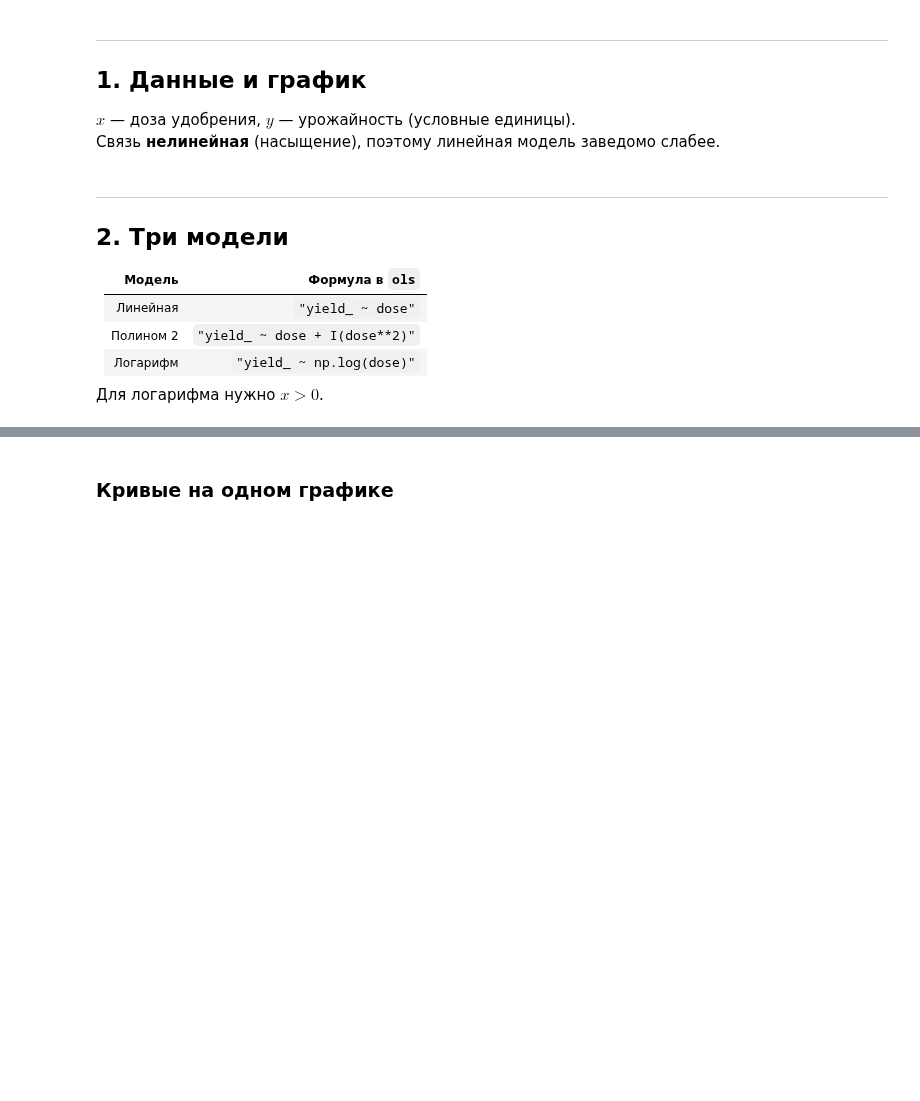
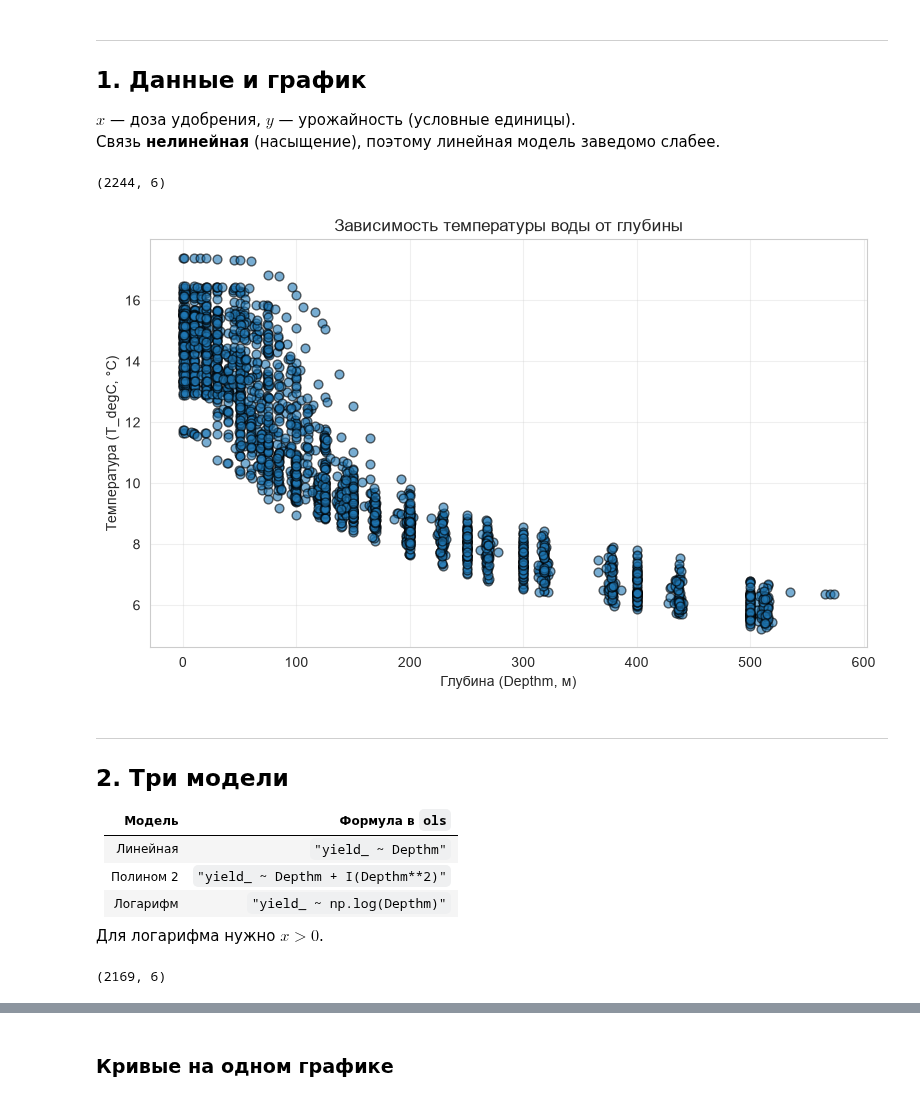
Before and after one commit to Qweeckusha/big_data_vvsu, a Jupyter notebook: practices/lab8/Task_08_Model_Selection_Python.ipynb, the cells around one changed output, grey strips where cells are left out. Cells and saved outputs as stored; diff of their text form; code cells hidden in the pictures; blank space fills up the shorter version.

```diff
--- a/practices/lab8/Task_08_Model_Selection_Python.ipynb
+++ b/practices/lab8/Task_08_Model_Selection_Python.ipynb
@@ -33,30 +33,35 @@ np.random.seed(21)
 $x$ — доза удобрения, $y$ — урожайность (условные единицы).
 Связь **нелинейная** (насыщение), поэтому линейная модель заведомо слабее.
 # %%
-dose = np.array([1, 2, 3, 4, 5, 6, 8, 10, 12, 15, 18, 20, 25, 30, 35, 40])
-yield_ = 30 + 25 * (1 - np.exp(-dose / 8)) + np.random.normal(0, 1.2, len(dose))
-
-df = pd.DataFrame({"dose": dose, "yield_": yield_})
-print(df.round(2).head(10))
-print("n =", len(df))
+df = pd.read_csv("water_date.csv")
+df.shape
+# %% [output]
+(2244, 6)
 # %%
 plt.figure(figsize=(8, 5))
-plt.scatter(df["dose"], df["yield_"], s=60, edgecolors="k", zorder=3)
-plt.xlabel("dose")
-plt.ylabel("yield")
-plt.title("Урожайность от дозы удобрения")
+plt.scatter(df["Depthm"], df["T_degC"], s=40, alpha=0.6, edgecolors="k", zorder=3)
+plt.xlabel("Глубина (Depthm, м)")
+plt.ylabel("Температура (T_degC, °C)")
+plt.title("Зависимость температуры воды от глубины")
 plt.grid(True, alpha=0.3)
 plt.tight_layout()
 plt.show()
+# %% [output]
+[figure, added]
 # %% [markdown]
 ---
 ## 2. Три модели
 
 | Модель | Формула в `ols` |
 |--------|-----------------|
-| Линейная | `"yield_ ~ dose"` |
-| Полином 2 | `"yield_ ~ dose + I(dose**2)"` |
-| Логарифм | `"yield_ ~ np.log(dose)"` |
+| Линейная | `"yield_ ~ Depthm"` |
+| Полином 2 | `"yield_ ~ Depthm + I(Depthm**2)"` |
+| Логарифм | `"yield_ ~ np.log(Depthm)"` |
 
 Для логарифма нужно $x > 0$.
+# %%
+df = df[df["Depthm"] > 0].reset_index(drop=True)
+df.shape
+# %% [output]
+(2169, 6)
 # %%
```
Also changed, not shown: parts of 10 cells of this notebook.
